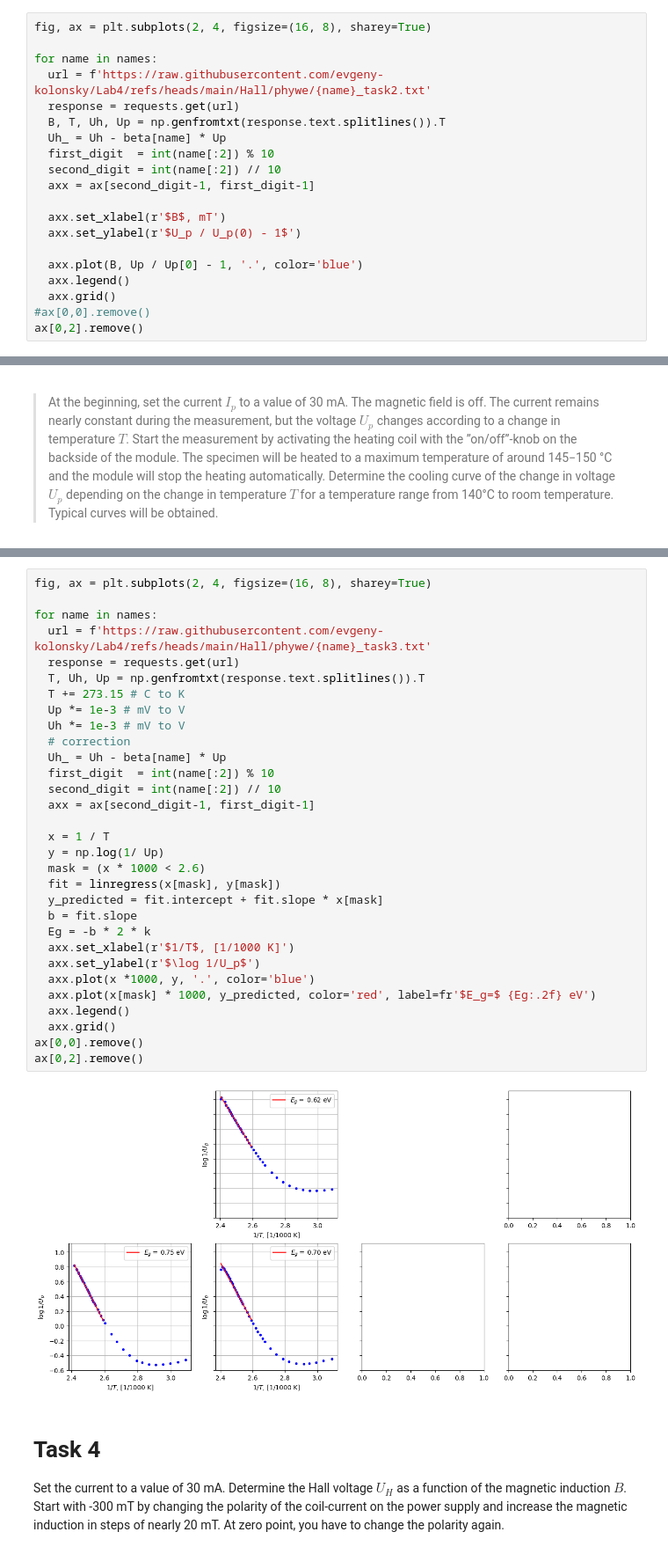
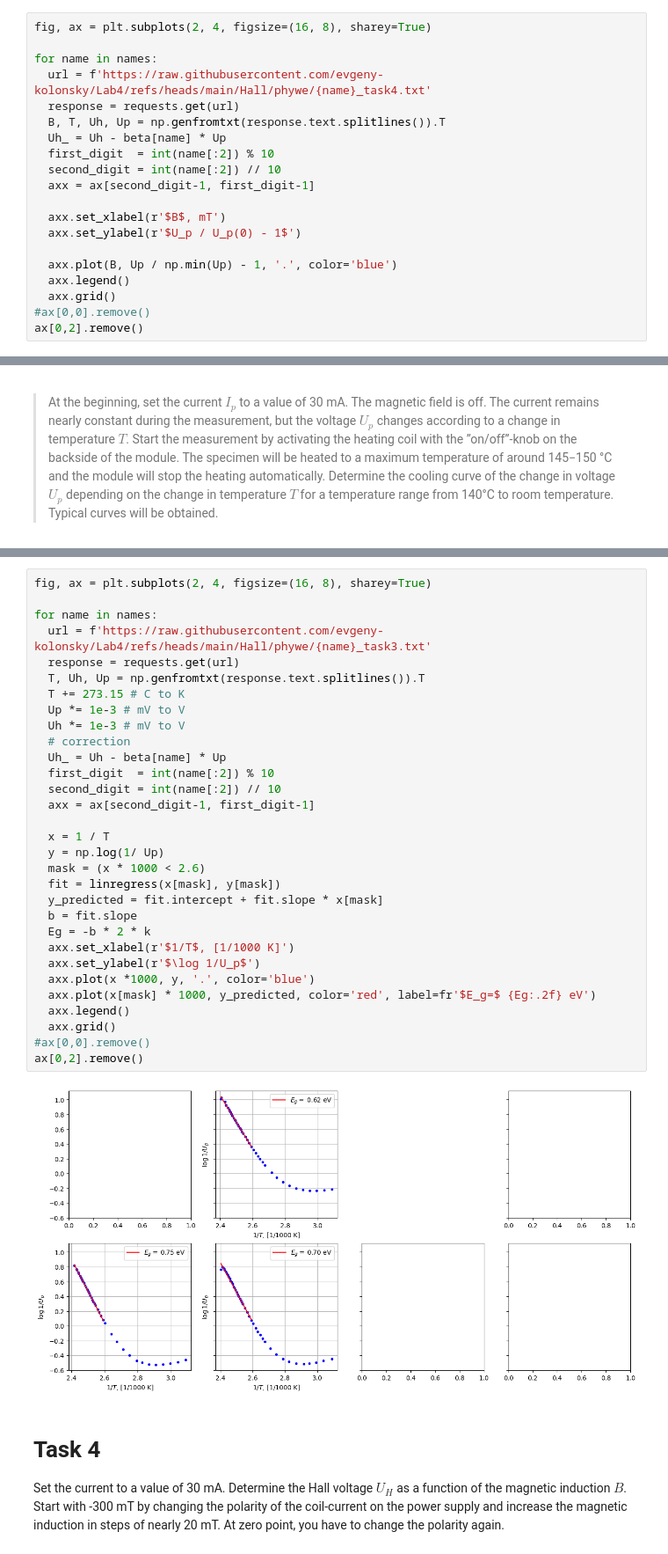
Before and after one commit to evgeny-kolonsky/Lab4, a Jupyter notebook: Hall/phywe/Hall_phywe.ipynb, the cells around one changed output, grey strips where cells are left out. Shown at 88% size. Saved outputs shown, nothing was run; the diff lists cells and outputs as text.

```diff
--- a/Hall/phywe/Hall_phywe.ipynb
+++ b/Hall/phywe/Hall_phywe.ipynb
@@ -194,7 +192,7 @@ and plot the results on graphs.
 fig, ax = plt.subplots(2, 4, figsize=(16, 8), sharey=True)
 
 for name in names:
-  url = f'https://raw.githubusercontent.com/evgeny-kolonsky/Lab4/refs/heads/main/Hall/phywe/{name}_task2.txt'
+  url = f'https://raw.githubusercontent.com/evgeny-kolonsky/Lab4/refs/heads/main/Hall/phywe/{name}_task4.txt'
   response = requests.get(url)
   B, T, Uh, Up = np.genfromtxt(response.text.splitlines()).T
   Uh_ = Uh - beta[name] * Up
@@ -205,7 +203,7 @@ for name in names:
   axx.set_xlabel(r'$B$, mT')
   axx.set_ylabel(r'$U_p / U_p(0) - 1$')
 
-  axx.plot(B, Up / Up[0] - 1, '.', color='blue')
+  axx.plot(B, Up / np.min(Up) - 1, '.', color='blue')
   axx.legend()
   axx.grid()
 #ax[0,0].remove()
@@ -229,35 +227,35 @@ Typical curves will be obtained.
 fig, ax = plt.subplots(2, 4, figsize=(16, 8), sharey=True)
 
 for name in names:
   url = f'https://raw.githubusercontent.com/evgeny-kolonsky/Lab4/refs/heads/main/Hall/phywe/{name}_task3.txt'
   response = requests.get(url)
   T, Uh, Up = np.genfromtxt(response.text.splitlines()).T
   T += 273.15 # C to K
   Up *= 1e-3 # mV to V
   Uh *= 1e-3 # mV to V
   # correction
   Uh_ = Uh - beta[name] * Up
   first_digit  = int(name[:2]) % 10
   second_digit = int(name[:2]) // 10
   axx = ax[second_digit-1, first_digit-1]
 
   x = 1 / T
   y = np.log(1/ Up)
   mask = (x * 1000 < 2.6)
   fit = linregress(x[mask], y[mask])
   y_predicted = fit.intercept + fit.slope * x[mask]
   b = fit.slope
   Eg = -b * 2 * k
   axx.set_xlabel(r'$1/T$, [1/1000 K]')
   axx.set_ylabel(r'$\log 1/U_p$')
   axx.plot(x *1000, y, '.', color='blue')
   axx.plot(x[mask] * 1000, y_predicted, color='red', label=fr'$E_g=$ {Eg:.2f} eV')
   axx.legend()
   axx.grid()
-ax[0,0].remove()
+#ax[0,0].remove()
 ax[0,2].remove()
 # %% [output]
-[figure, old version]
+[figure, new version]
 # %% [markdown]
 # Task 4
 
```
Also changed, not shown: parts of 3 cells of this notebook.
